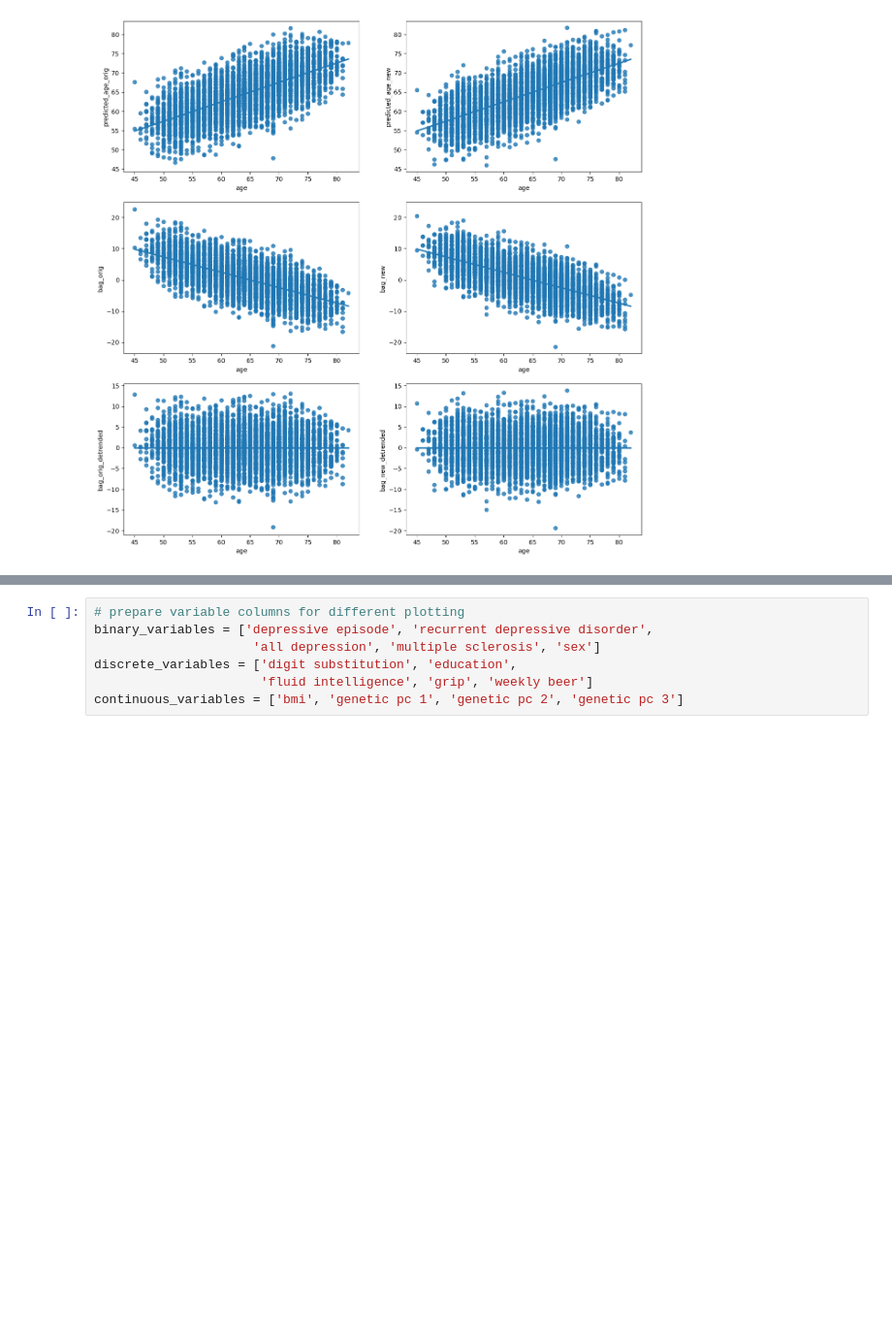
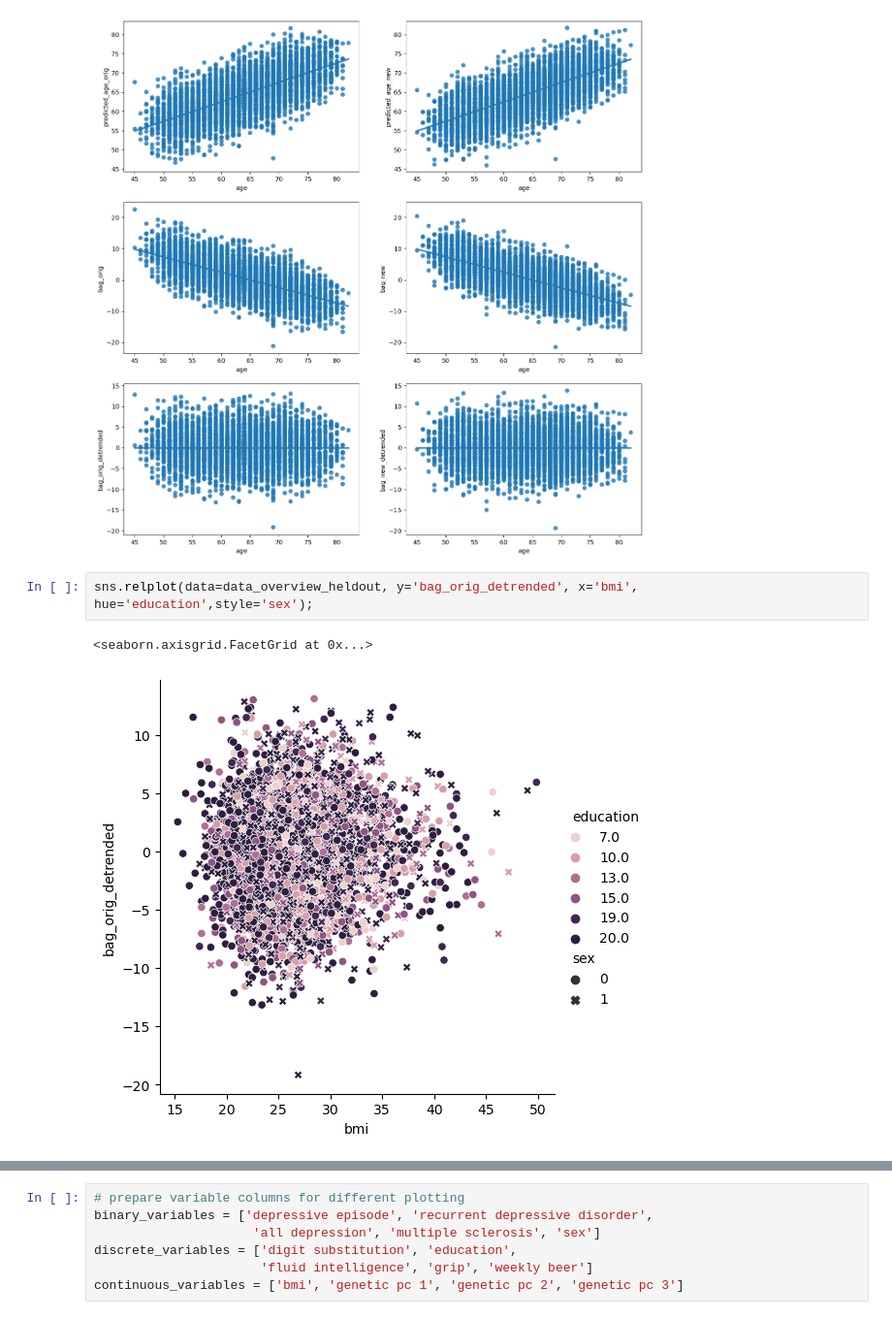
Before and after one commit to laura-riedel/brain_age_1D-CNN, a Jupyter notebook: src/schaefer_ts/brain_age_gaps.ipynb, the cells around one changed output, grey strips where cells are left out. Shown at 97% size. Cells and saved outputs as stored; diff of their text form; blank space fills up the shorter version.

Commit message:
chore + feat: update bootstrap overview; add partial correlation overviews

```diff
--- a/src/schaefer_ts/brain_age_gaps.ipynb
+++ b/src/schaefer_ts/brain_age_gaps.ipynb
@@ -159,3 +231,8 @@ axes[2,1].sharey(axes[2,0])
 fig.show()
 # %% [output]
 [figure]
+# %%
+sns.relplot(data=data_overview_heldout, y='bag_orig_detrended', x='bmi', hue='education',style='sex');
+# %% [output]
+<seaborn.axisgrid.FacetGrid at 0x...>
+[figure, added]
```
Also changed, not shown: parts of 17 cells of this notebook.
